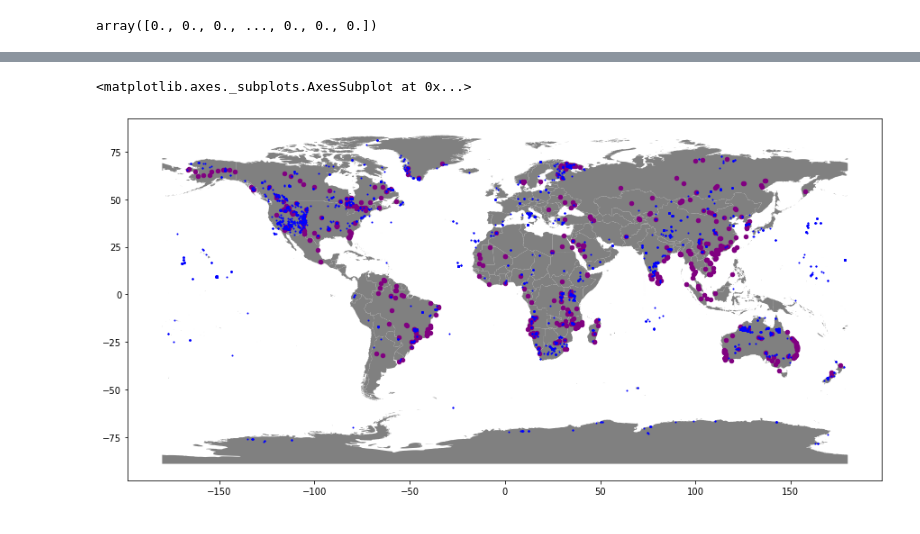
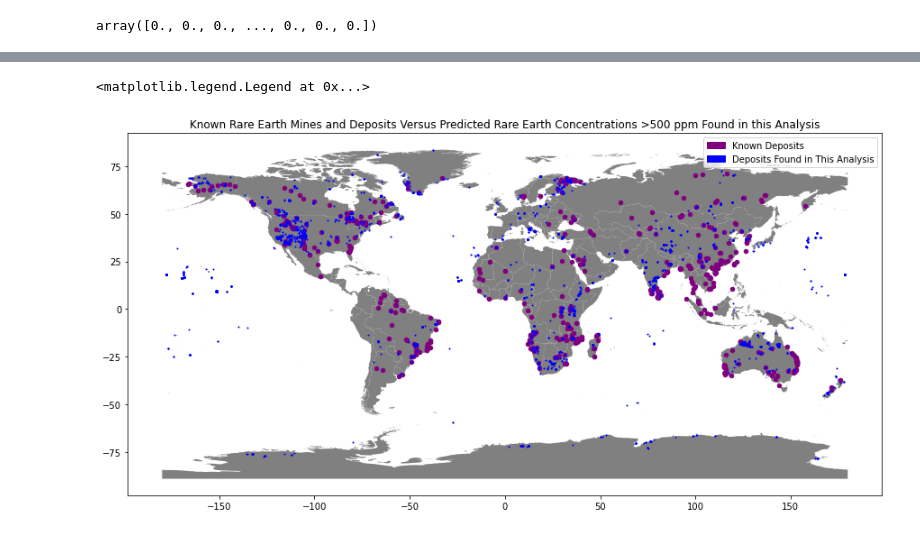
Before and after one commit to jnorman74/Rare_Earth_Metal_Mining, a Jupyter notebook: Exploratory.ipynb, the cells around one changed output, grey strips where cells are left out. Cells and saved outputs as stored; diff of their text form; code cells hidden in the pictures.

```diff
--- a/Exploratory.ipynb
+++ b/Exploratory.ipynb
@@ -145,8 +167,9 @@ df2 = df.drop(['th232_pb204','th232_u238','u238_pb204','mgco3','epsilon_hf','eps
 # %%
 #Pm not included because no entries in there
+df2=df
 df2['rare_earth'] = df['sc_ppm']+df['y_ppm']+df['la_ppm']+df['ce_ppm']+df['pr_ppm']+df['nd_ppm']+df['sm_ppm']+df['eu_ppm']+df['gd_ppm']+df['tb_ppm']+df['dy_ppm']+df['ho_ppm']+df['er_ppm']+ df['tm_ppm']+df['yb_ppm']+df['lu_ppm']
 # %%
-df2 = df2.drop(['sc_ppm', 'y_ppm', 'la_ppm', 'ce_ppm', 'pr_ppm', 'nd_ppm', 'pm_ppm', 'sm_ppm', 'eu_ppm', 'gd_ppm', 'tb_ppm', 'dy_ppm', 'ho_ppm', 'er_ppm', 'tm_ppm', 'yb_ppm', 'lu_ppm'], axis=1)
+df2 = df2.drop(['sc_ppm', 'y_ppm', 'la_ppm', 'ce_ppm', 'pr_ppm', 'nd_ppm', 'sm_ppm', 'eu_ppm', 'gd_ppm', 'tb_ppm', 'dy_ppm', 'ho_ppm', 'er_ppm', 'tm_ppm', 'yb_ppm', 'lu_ppm'], axis=1)
 # %%
 df2['rare_earth'].describe()
 # %% [output]
@@ -342,3 +378,20 @@ deposits = pd.read_csv('Deposits.csv' )
+# %%
+#postgres database version of connection
+#https://docs.sqlalchemy.org/en/14/core/engines.html
+
+# Create an engine instance
+alchemyEngine = create_engine('postgresql://postgres:janice@localhost:5432/FinalProject')
+
+# Connect to PostgreSQL server
+dbConnection = alchemyEngine.connect();
+
+# Read data from PostgreSQL database table and load into a DataFrame instance
+deposits = pd.read_sql("select * from \"mines\"", dbConnection);
+
+pd.set_option('display.expand_frame_repr', False);
+
+# Close the database connection
+dbConnection.close();
 # %%
 #create geometry points with lat & long
 geometry2 = [Point(xy) for xy in zip(deposits["longitude"], deposits["latitude"])]
@@ -349,10 +402,18 @@ geo_df2=gpd.GeoDataFrame(deposits, crs=crs, geometry = geometry2)
 # %%
 #df2 is known deposits  (purple)
 #blue dots are additional potential deposits from this analysis
 fig,ax=plt.subplots(figsize=(15,15))
+
+plt.title('Known Rare Earth Mines and Deposits Versus Predicted Rare Earth Concentrations >500 ppm Found in this Analysis')
+
 map.plot(ax=ax, color="grey")
-geo_df2[geo_df2['latitude']>-1000].plot(ax=ax, markersize=20, color="purple", marker='o')
-geo_df[geo_df['rare_earth_predict']==1].plot(ax=ax, markersize=1, color="blue", marker ="o")
+plot_A = geo_df2[geo_df2['latitude']>-1000].plot(ax=ax, markersize=20, color="purple", marker='o', label = "Known Deposits")
+plot_B = geo_df[geo_df['rare_earth_predict']==1].plot(ax=ax, markersize=1, color="blue", marker ="o", label = "Rare Earth Found in Analysis")
+
+import matplotlib.patches as mpatches
+purple_patch = mpatches.Patch(color='purple', label='Known Deposits')
+blue_patch = mpatches.Patch(color='blue', label='Deposits Found in This Analysis')
+plt.legend(handles=[purple_patch, blue_patch])
 # %% [output]
-<matplotlib.axes._subplots.AxesSubplot at 0x...>
+<matplotlib.legend.Legend at 0x...>
-[figure, old version]
+[figure, new version]
```
Also changed, not shown: parts of 20 cells of this notebook.
